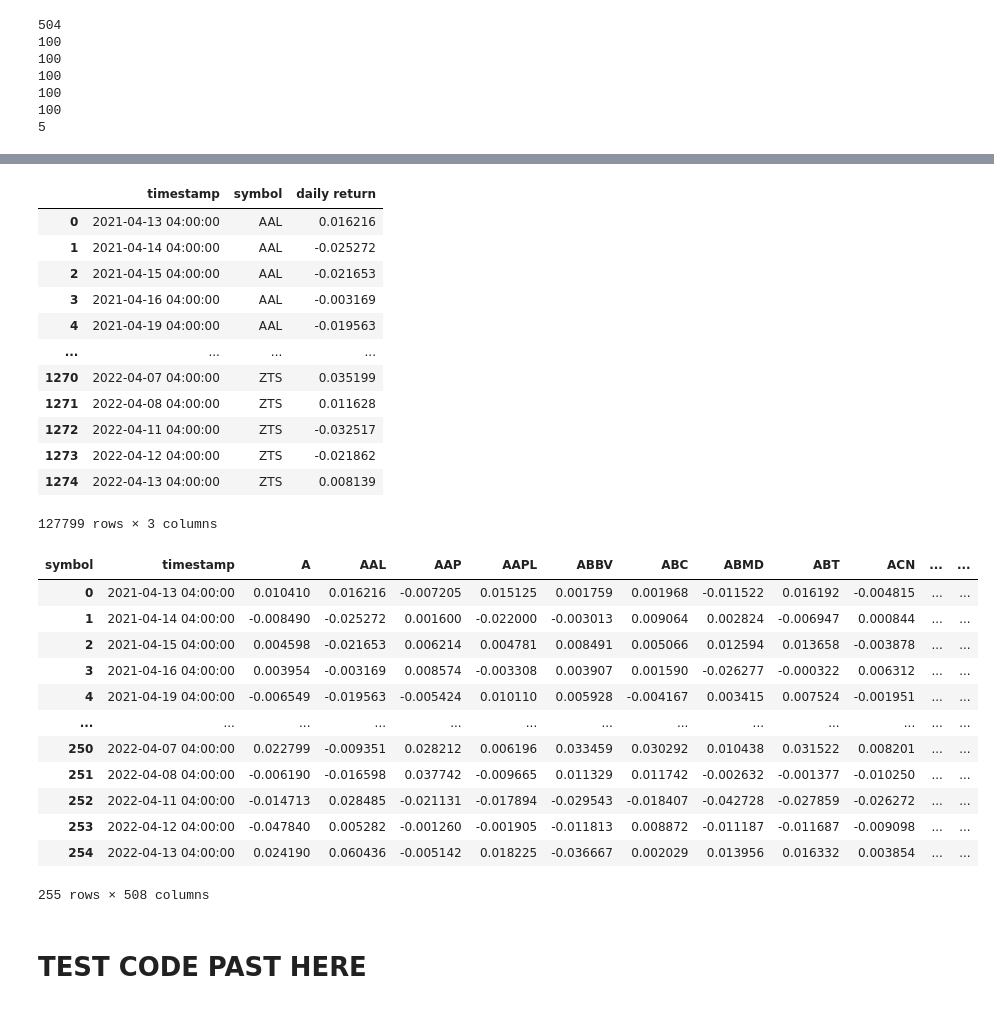
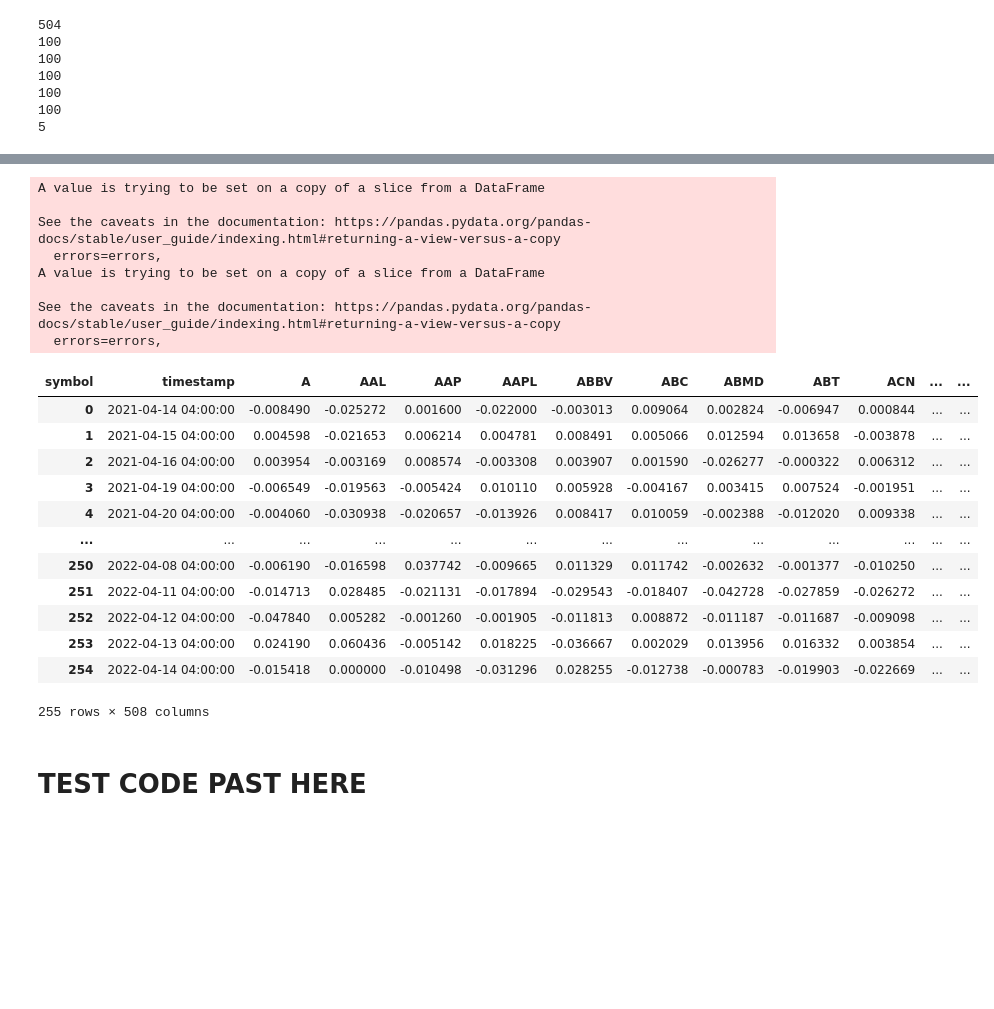
Before and after one commit to Analitico-771/machine_learning_index_prediction, a Jupyter notebook: sp500.ipynb, the cells around one changed output, grey strips where cells are left out. Cells and saved outputs as stored; diff of their text form; code cells hidden in the pictures; blank space fills up the shorter version.

```diff
--- a/sp500.ipynb
+++ b/sp500.ipynb
@@ -201,43 +171,29 @@ See the caveats in the documentation: https://pandas.pydata.org/pandas-docs/stab
-# %%
-# Merges all the stocks together
-Stocks['daily return'] = (Stocks['close'] - Stocks['open'])/Stocks['open']
-StocksTall = Stocks.drop(columns={'open','high','low','close','volume','trade_count','vwap'})
-StocksTall
-# %% [output]
-|  | timestamp | symbol | daily return |
-| 0 | 2021-04-13 04:00:00 | AAL | 0.016216 |
-| 1 | 2021-04-14 04:00:00 | AAL | -0.025272 |
-| 2 | 2021-04-15 04:00:00 | AAL | -0.021653 |
-| 3 | 2021-04-16 04:00:00 | AAL | -0.003169 |
-| 4 | 2021-04-19 04:00:00 | AAL | -0.019563 |
-| ... | ... | ... | ... |
-| 1270 | 2022-04-07 04:00:00 | ZTS | 0.035199 |
-| 1271 | 2022-04-08 04:00:00 | ZTS | 0.011628 |
-| 1272 | 2022-04-11 04:00:00 | ZTS | -0.032517 |
-| 1273 | 2022-04-12 04:00:00 | ZTS | -0.021862 |
-| 1274 | 2022-04-13 04:00:00 | ZTS | 0.008139 |
-127799 rows × 3 columns
-# %%
-# Pivots the "tall" table to display the data "wide"
-StocksWide = pd.pivot_table(StocksTall, columns='symbol', index = 'timestamp', values='daily return')
-StocksWide.reset_index(inplace=True)
-StocksWide['SPY Open'] = SPY['SPY Open']
-StocksWide['SPY Close'] = SPY['SPY Close']
-StocksWide
-# %% [output]
-| symbol | timestamp | A | AAL | AAP | AAPL | ABBV | ABC | ABMD | ABT | ACN | ... | ... |
-| 0 | 2021-04-13 04:00:00 | 0.010410 | 0.016216 | -0.007205 | 0.015125 | 0.001759 | 0.001968 | -0.011522 | 0.016192 | -0.004815 | ... | ... |
-| 1 | 2021-04-14 04:00:00 | -0.008490 | -0.025272 | 0.001600 | -0.022000 | -0.003013 | 0.009064 | 0.002824 | -0.006947 | 0.000844 | ... | ... |
-| 2 | 2021-04-15 04:00:00 | 0.004598 | -0.021653 | 0.006214 | 0.004781 | 0.008491 | 0.005066 | 0.012594 | 0.013658 | -0.003878 | ... | ... |
-| 3 | 2021-04-16 04:00:00 | 0.003954 | -0.003169 | 0.008574 | -0.003308 | 0.003907 | 0.001590 | -0.026277 | -0.000322 | 0.006312 | ... | ... |
-| 4 | 2021-04-19 04:00:00 | -0.006549 | -0.019563 | -0.005424 | 0.010110 | 0.005928 | -0.004167 | 0.003415 | 0.007524 | -0.001951 | ... | ... |
-| ... | ... | ... | ... | ... | ... | ... | ... | ... | ... | ... | ... | ... |
-| 250 | 2022-04-07 04:00:00 | 0.022799 | -0.009351 | 0.028212 | 0.006196 | 0.033459 | 0.030292 | 0.010438 | 0.031522 | 0.008201 | ... | ... |
-| 251 | 2022-04-08 04:00:00 | -0.006190 | -0.016598 | 0.037742 | -0.009665 | 0.011329 | 0.011742 | -0.002632 | -0.001377 | -0.010250 | ... | ... |
-| 252 | 2022-04-11 04:00:00 | -0.014713 | 0.028485 | -0.021131 | -0.017894 | -0.029543 | -0.018407 | -0.042728 | -0.027859 | -0.026272 | ... | ... |
-| 253 | 2022-04-12 04:00:00 | -0.047840 | 0.005282 | -0.001260 | -0.001905 | -0.011813 | 0.008872 | -0.011187 | -0.011687 | -0.009098 | ... | ... |
-| 254 | 2022-04-13 04:00:00 | 0.024190 | 0.060436 | -0.005142 | 0.018225 | -0.036667 | 0.002029 | 0.013956 | 0.016332 | 0.003854 | ... | ... |
-255 rows × 508 columns
+# %%
+Stocks = pd.concat([Stocks100, Stocks200, Stocks300, Stocks400, Stocks500, Stocks600], axis=0)
+StocksWide = TalltoWide(Stocks)
+StocksWide
+# %% [output]
+A value is trying to be set on a copy of a slice from a DataFrame
+
+See the caveats in the documentation: https://pandas.pydata.org/pandas-docs/stable/user_guide/indexing.html#returning-a-view-versus-a-copy
+  errors=errors,
+A value is trying to be set on a copy of a slice from a DataFrame
+
+See the caveats in the documentation: https://pandas.pydata.org/pandas-docs/stable/user_guide/indexing.html#returning-a-view-versus-a-copy
+  errors=errors,
+| symbol | timestamp | A | AAL | AAP | AAPL | ABBV | ABC | ABMD | ABT | ACN | ... | ... |
+| 0 | 2021-04-14 04:00:00 | -0.008490 | -0.025272 | 0.001600 | -0.022000 | -0.003013 | 0.009064 | 0.002824 | -0.006947 | 0.000844 | ... | ... |
+| 1 | 2021-04-15 04:00:00 | 0.004598 | -0.021653 | 0.006214 | 0.004781 | 0.008491 | 0.005066 | 0.012594 | 0.013658 | -0.003878 | ... | ... |
+| 2 | 2021-04-16 04:00:00 | 0.003954 | -0.003169 | 0.008574 | -0.003308 | 0.003907 | 0.001590 | -0.026277 | -0.000322 | 0.006312 | ... | ... |
+| 3 | 2021-04-19 04:00:00 | -0.006549 | -0.019563 | -0.005424 | 0.010110 | 0.005928 | -0.004167 | 0.003415 | 0.007524 | -0.001951 | ... | ... |
+| 4 | 2021-04-20 04:00:00 | -0.004060 | -0.030938 | -0.020657 | -0.013926 | 0.008417 | 0.010059 | -0.002388 | -0.012020 | 0.009338 | ... | ... |
+| ... | ... | ... | ... | ... | ... | ... | ... | ... | ... | ... | ... | ... |
+| 250 | 2022-04-08 04:00:00 | -0.006190 | -0.016598 | 0.037742 | -0.009665 | 0.011329 | 0.011742 | -0.002632 | -0.001377 | -0.010250 | ... | ... |
+| 251 | 2022-04-11 04:00:00 | -0.014713 | 0.028485 | -0.021131 | -0.017894 | -0.029543 | -0.018407 | -0.042728 | -0.027859 | -0.026272 | ... | ... |
+| 252 | 2022-04-12 04:00:00 | -0.047840 | 0.005282 | -0.001260 | -0.001905 | -0.011813 | 0.008872 | -0.011187 | -0.011687 | -0.009098 | ... | ... |
+| 253 | 2022-04-13 04:00:00 | 0.024190 | 0.060436 | -0.005142 | 0.018225 | -0.036667 | 0.002029 | 0.013956 | 0.016332 | 0.003854 | ... | ... |
+| 254 | 2022-04-14 04:00:00 | -0.015418 | 0.000000 | -0.010498 | -0.031296 | 0.028255 | -0.012738 | -0.000783 | -0.019903 | -0.022669 | ... | ... |
+255 rows × 508 columns
 # %%
 # Saves the raw data into a DB
 StocksWide.to_sql('StocksWide', engine, if_exists='replace')
```
Also changed, not shown: parts of 6 cells of this notebook, 3 other files.
